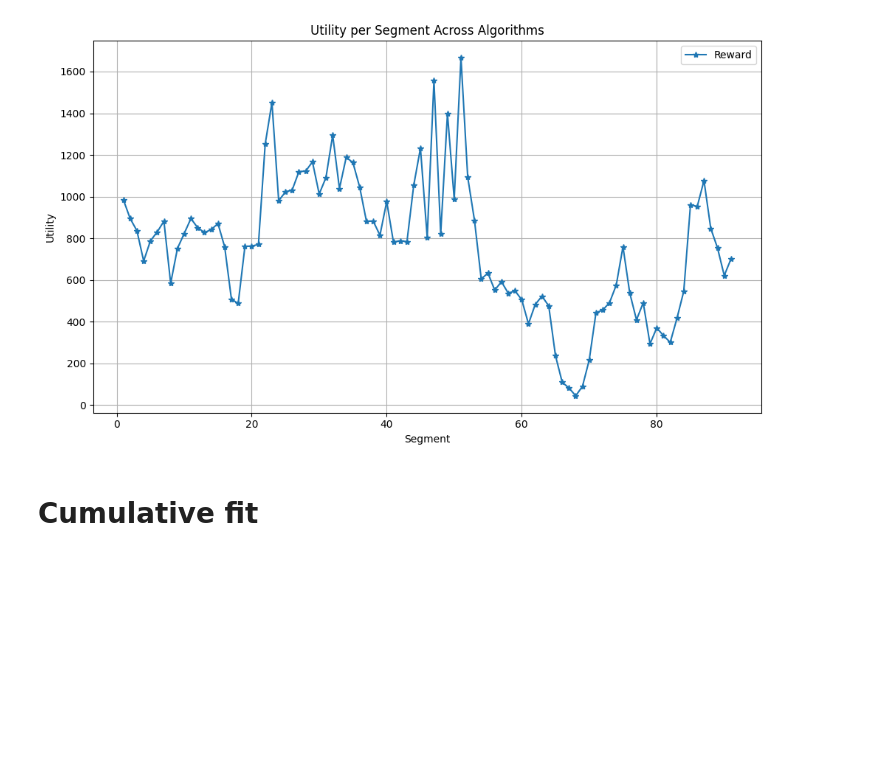
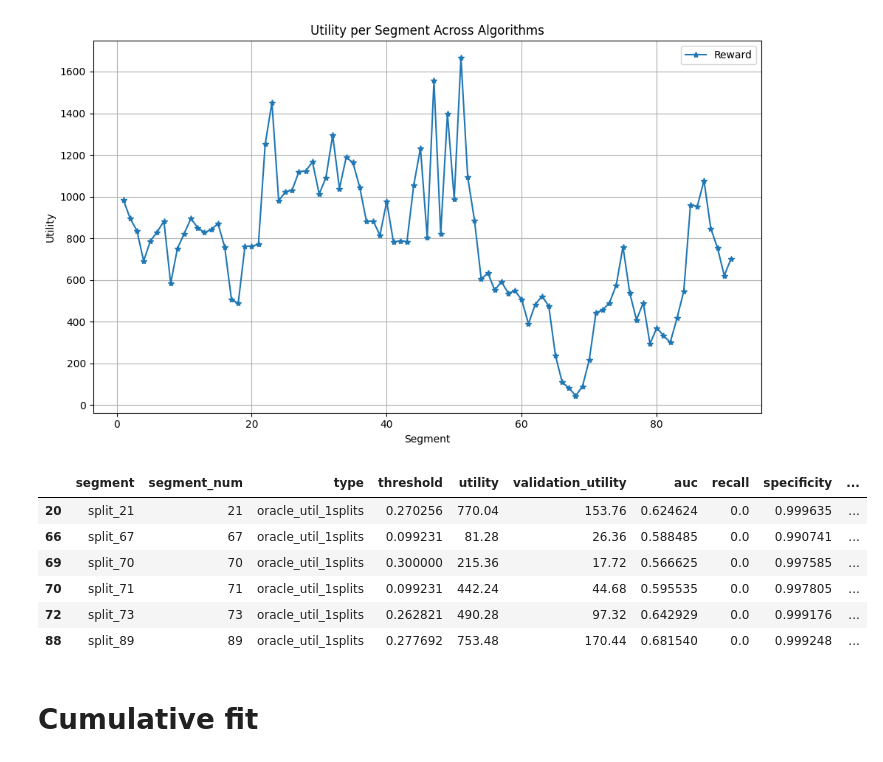
Before and after one commit to manpreetsingh227/MSc-project, a Jupyter notebook: notebooks/EDA.ipynb, the cells around one changed output. Drawn from its saved outputs; the diff is of its cells as text; code cells hidden in the pictures; blank space fills up the shorter version.

```diff
--- a/notebooks/EDA.ipynb
+++ b/notebooks/EDA.ipynb
@@ -727,6 +727,16 @@ plt.tight_layout()
 plt.show()
 # %% [output]
 [figure]
+# %%
+df_rf_oracle[df_rf_oracle['tp']==0]
+# %% [output]
+|  | segment | segment_num | type | threshold | utility | validation_utility | auc | recall | specificity | ... |
+| 20 | split_21 | 21 | oracle_util_1splits | 0.270256 | 770.04 | 153.76 | 0.624624 | 0.0 | 0.999635 | ... |
+| 66 | split_67 | 67 | oracle_util_1splits | 0.099231 | 81.28 | 26.36 | 0.588485 | 0.0 | 0.990741 | ... |
+| 69 | split_70 | 70 | oracle_util_1splits | 0.300000 | 215.36 | 17.72 | 0.566625 | 0.0 | 0.997585 | ... |
+| 70 | split_71 | 71 | oracle_util_1splits | 0.099231 | 442.24 | 44.68 | 0.595535 | 0.0 | 0.997805 | ... |
+| 72 | split_73 | 73 | oracle_util_1splits | 0.262821 | 490.28 | 97.32 | 0.642929 | 0.0 | 0.999176 | ... |
+| 88 | split_89 | 89 | oracle_util_1splits | 0.277692 | 753.48 | 170.44 | 0.681540 | 0.0 | 0.999248 | ... |
 # %% [markdown]
 # Cumulative fit
 # %%
```
Also changed, not shown: parts of 5 cells of this notebook.
